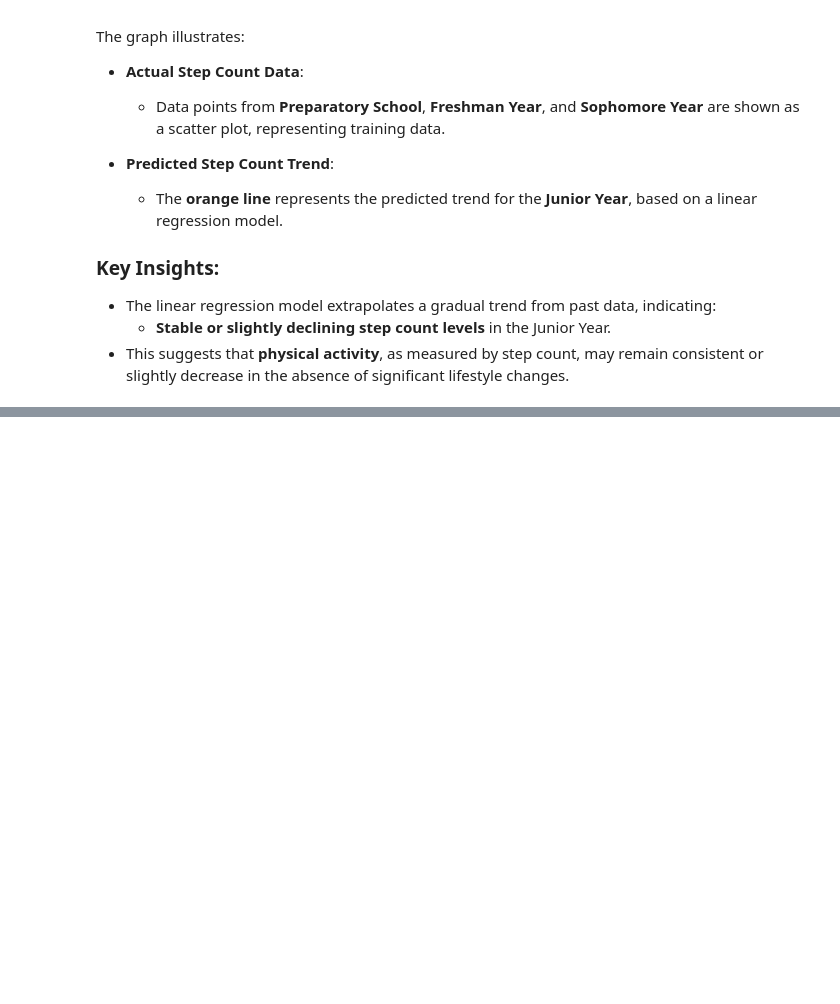
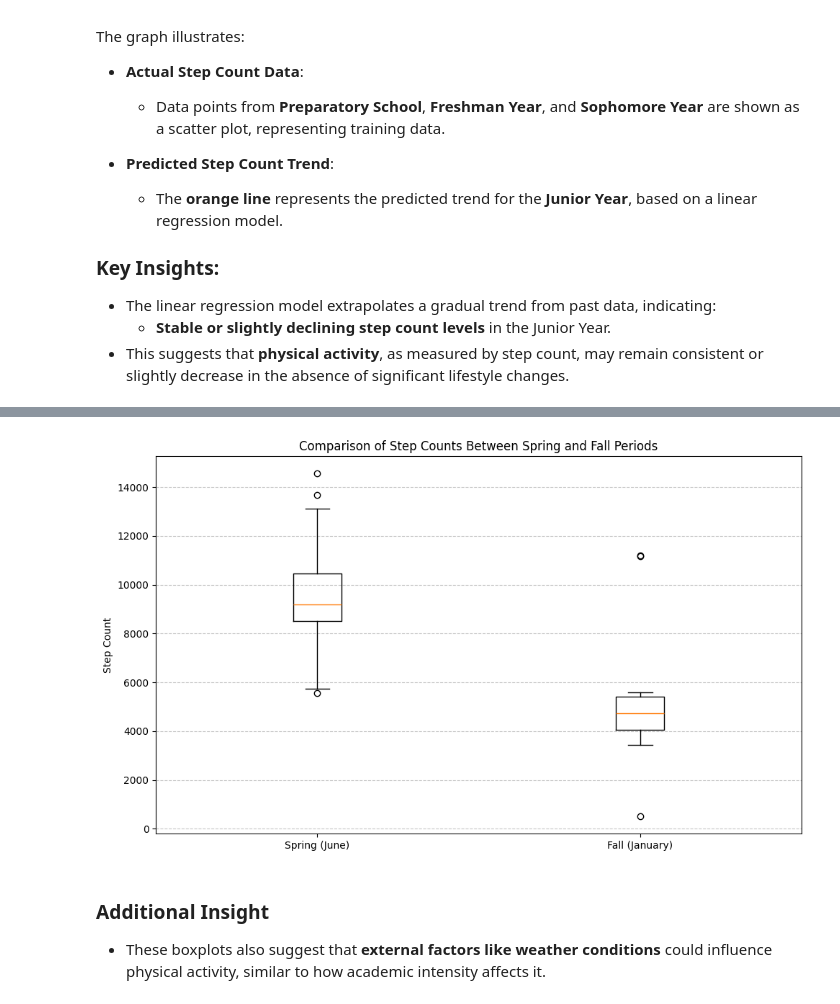
Before and after one commit to eray-akalin/academic-intensity-and-health-analysis, a Jupyter notebook: DSA210_Project.ipynb, the cells around one changed output, grey strips where cells are left out. Drawn from its saved outputs; the diff is of its cells as text; code cells hidden in the pictures; blank space fills up the shorter version.

```diff
--- a/DSA210_Project.ipynb
+++ b/DSA210_Project.ipynb
@@ -503,0 +581,60 @@ The graph illustrates:
+# %%
+import pandas as pd
+import matplotlib.pyplot as plt
+
+# Load the organized data from the CSV file
+organized_data = pd.read_csv("organized_health_data.csv")
+
+# Convert Date column to datetime format for plotting
+organized_data['Date'] = pd.to_datetime(organized_data['Date'])
+
+# Merge terms for Freshman and Sophomore years
+organized_data['School Period'] = organized_data['School Period'].replace(
+    {
+        'Freshman First Term': 'Freshman Year',
+        'Freshman Second Term': 'Freshman Year',
+        'Sophomore First Term': 'Sophomore Year',
+        'Sophomore Second Term': 'Sophomore Year'
+    }
+)
+
+# Filter data for Spring (June) and Fall (January) periods
+spring_data = organized_data.loc[
+    (organized_data['Date'].dt.month == 6) &
+    (organized_data['School Period'].isin(['Freshman Year', 'Sophomore Year']))
+].copy()
+
+fall_data = organized_data.loc[
+    (organized_data['Date'].dt.month == 1) &
+    (organized_data['School Period'].isin(['Freshman Year', 'Sophomore Year']))
+].copy()
+
+# Add a new column for period labels
+spring_data['Period'] = 'Spring (June)'
+fall_data['Period'] = 'Fall (January)'
+
+# Combine both datasets
+comparison_data = pd.concat([spring_data, fall_data])
+
+# Create a boxplot for Step Count
+plt.figure(figsize=(10, 6))
+plt.boxplot(
+    [comparison_data[comparison_data['Period'] == 'Spring (June)']['Step Count'],
+     comparison_data[comparison_data['Period'] == 'Fall (January)']['Step Count']],
+    tick_labels=['Spring (June)', 'Fall (January)']  # Updated to use tick_labels
+)
+
+# Add titles and labels
+plt.title("Comparison of Step Counts Between Spring and Fall Periods")
+plt.ylabel("Step Count")
+plt.grid(axis='y', linestyle='--', alpha=0.7)
+
+# Show the plot
+plt.tight_layout()
+plt.show()
+# %% [output]
+[figure, added]
+# %% [markdown]
+### Additional Insight
+
+- These boxplots also suggest that **external factors like weather conditions** could influence physical activity, similar to how academic intensity affects it.
```
Also changed, not shown: parts of 2 cells of this notebook.
